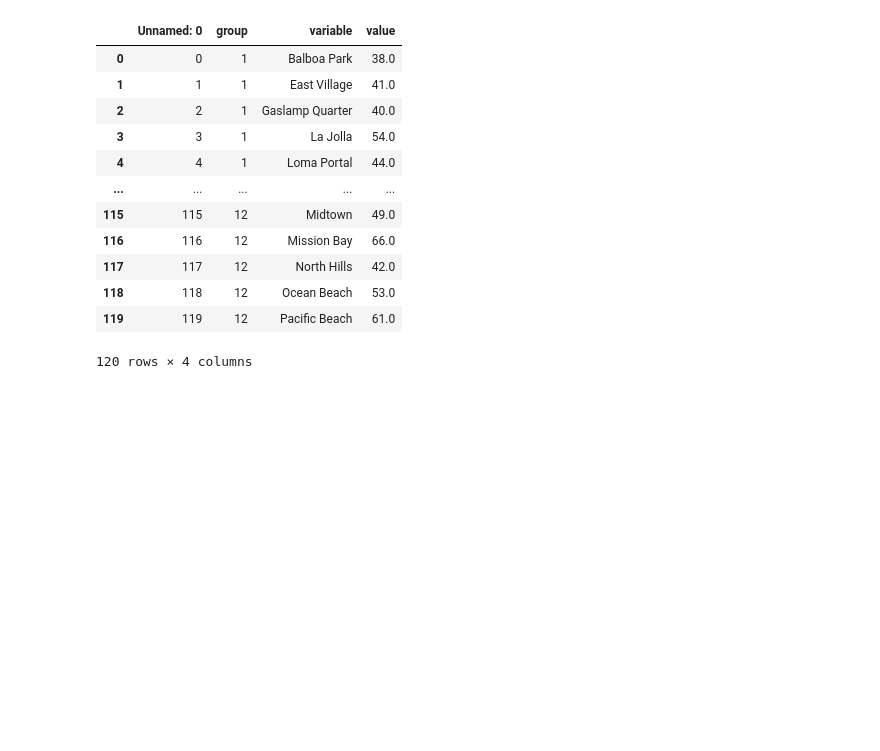
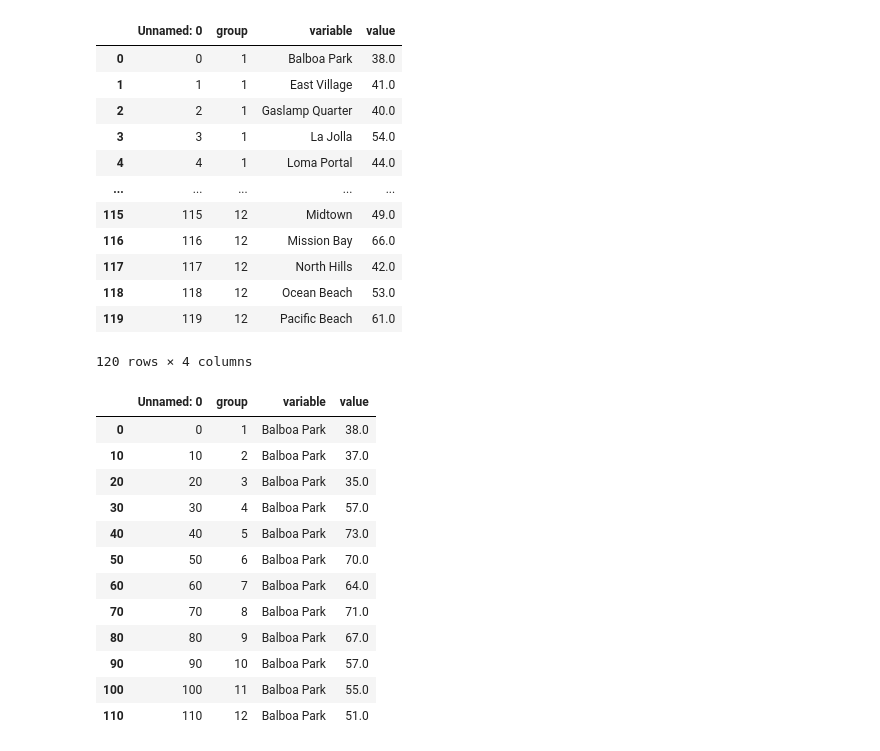
Before and after one commit to elliekwang/final_proj, a Jupyter notebook: airbnb.ipynb, the cells around one changed output. Saved outputs shown, nothing was run; the diff lists cells and outputs as text; code cells hidden in the pictures; blank space fills up the shorter version.

```diff
--- a/airbnb.ipynb
+++ b/airbnb.ipynb
@@ -895,4 +895,18 @@ heatmap_data
 | 119 | 119 | 12 | Pacific Beach | 61.0 |
 120 rows × 4 columns
 # %%
-heatmap_data[heatmap_
+heatmap_data[heatmap_data['variable'] == 'Balboa Park']
+# %% [output]
+|  | Unnamed: 0 | group | variable | value |
+| 0 | 0 | 1 | Balboa Park | 38.0 |
+| 10 | 10 | 2 | Balboa Park | 37.0 |
+| 20 | 20 | 3 | Balboa Park | 35.0 |
+| 30 | 30 | 4 | Balboa Park | 57.0 |
+| 40 | 40 | 5 | Balboa Park | 73.0 |
+| 50 | 50 | 6 | Balboa Park | 70.0 |
+| 60 | 60 | 7 | Balboa Park | 64.0 |
+| 70 | 70 | 8 | Balboa Park | 71.0 |
+| 80 | 80 | 9 | Balboa Park | 67.0 |
+| 90 | 90 | 10 | Balboa Park | 57.0 |
+| 100 | 100 | 11 | Balboa Park | 55.0 |
+| 110 | 110 | 12 | Balboa Park | 51.0 |
```
Also changed, not shown: parts of 1 cell of this notebook, 2 other files.
